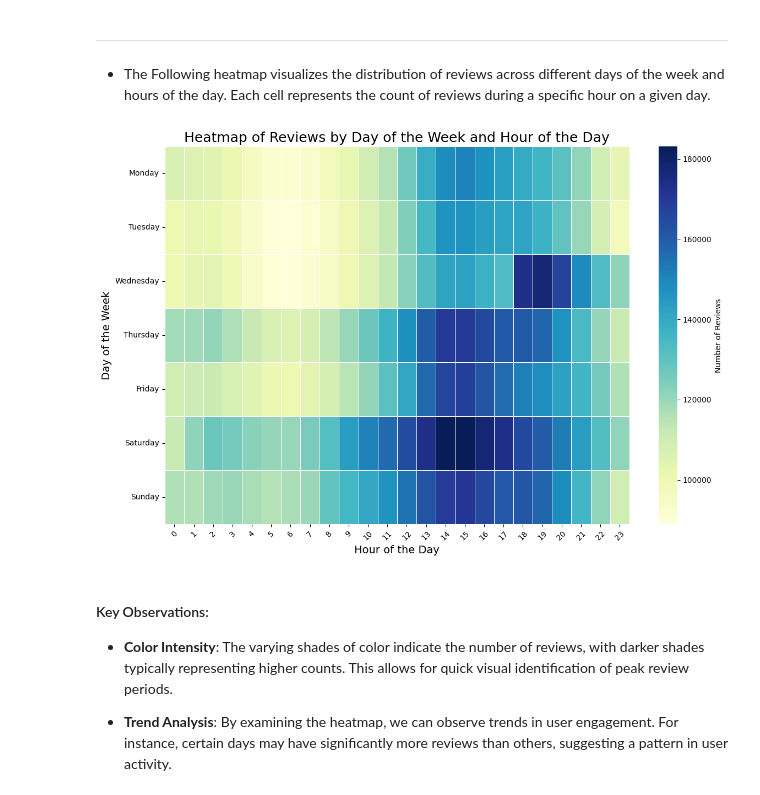
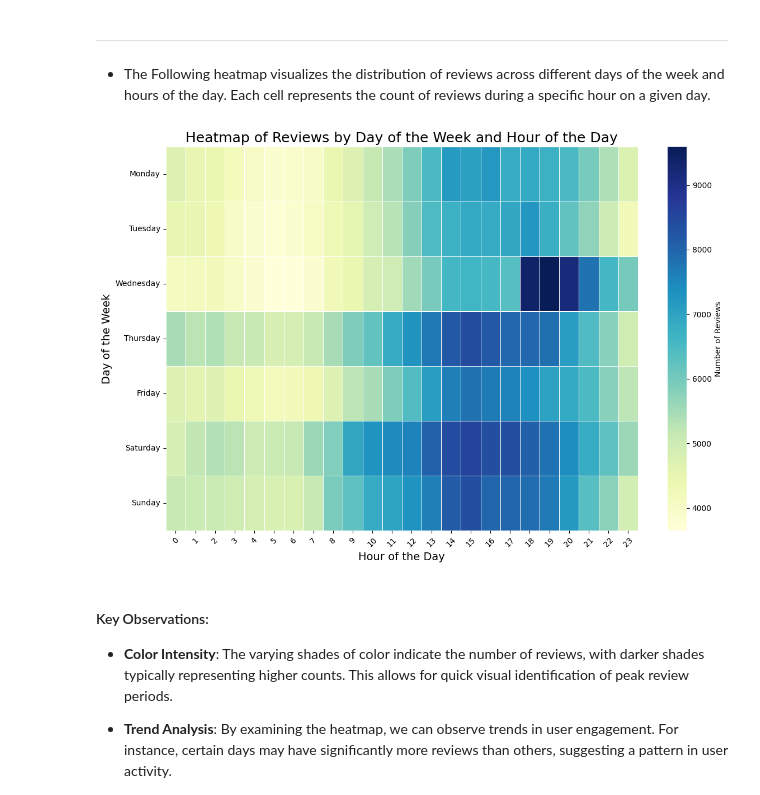
Before and after one commit to zimmy11/ADM-HW2, a Jupyter notebook: main.ipynb, the cells around one changed output. Saved outputs shown, nothing was run; the diff lists cells and outputs as text; code cells hidden in the pictures.

```diff
--- a/main.ipynb
+++ b/main.ipynb
@@ -46,7 +35,7 @@ importlib.reload(functions)
 # %% [markdown]
 Fitst of all, we load the csv file into a DataFrame
 # %%
-df = pd.read_csv("steam_reviews.csv", header="infer", index_col = 0, nrows = 10**8)
+df = pd.read_csv("../steam_reviews.csv", header="infer", index_col = 0)
 # %% [markdown]
 #### **1. Exploring the Dataset**
 
@@ -280,33 +270,33 @@ Passing `palette` without assigning `hue` is deprecated and will be removed in v
 # %%
 # Ensure the timestamp column is in datetime format
 new_df_visual = df.copy()
-new_df_visual['timestamp_created'] = pd.to_datetime(new_df_visual['timestamp_created'])
+new_df_visual['timestamp_created'] = pd.to_datetime(new_df_visual['timestamp_created'], unit = 's')
 
 # Extract day of the week and hour from the timestamp
 new_df_visual['day_of_week'] = new_df_visual['timestamp_created'].dt.day_name()  # Get the name of the day
 new_df_visual['hour'] = new_df_visual['timestamp_created'].dt.hour  # Get the hour
 
 # Count the number of reviews for each combination of day and hour
 review_counts = new_df_visual.groupby(['day_of_week', 'hour']).size().unstack(fill_value=0)
 
 # Reorder the days of the week for correct heatmap display
 ordered_days = ['Monday', 'Tuesday', 'Wednesday', 'Thursday', 'Friday', 'Saturday', 'Sunday']
 review_counts = review_counts.reindex(ordered_days)
 
 # Set up the figure and axes
 plt.figure(figsize=(12, 8))
 sns.heatmap(review_counts, cmap='YlGnBu', annot=False, fmt='d', linewidths=.5, cbar_kws={"label": "Number of Reviews"})
 
 # Title and labels
 plt.title('Heatmap of Reviews by Day of the Week and Hour of the Day', fontsize=18)
 plt.xlabel('Hour of the Day', fontsize=14)
 plt.ylabel('Day of the Week', fontsize=14)
 plt.xticks(rotation=45)
 plt.yticks(rotation=0)
 plt.tight_layout()
 plt.show()
 # %% [output]
-[figure, old version]
+[figure, new version]
 # %% [markdown]
 #### Key Observations:
 
```
Also changed, not shown: parts of 32 cells of this notebook, 2 other files.
